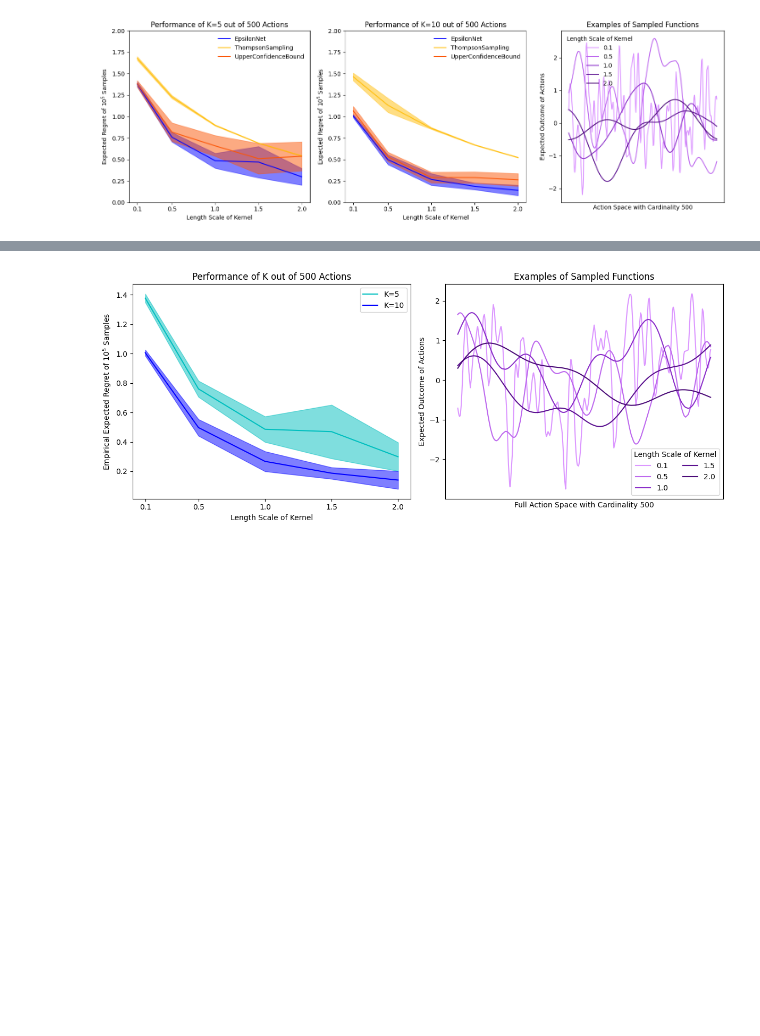
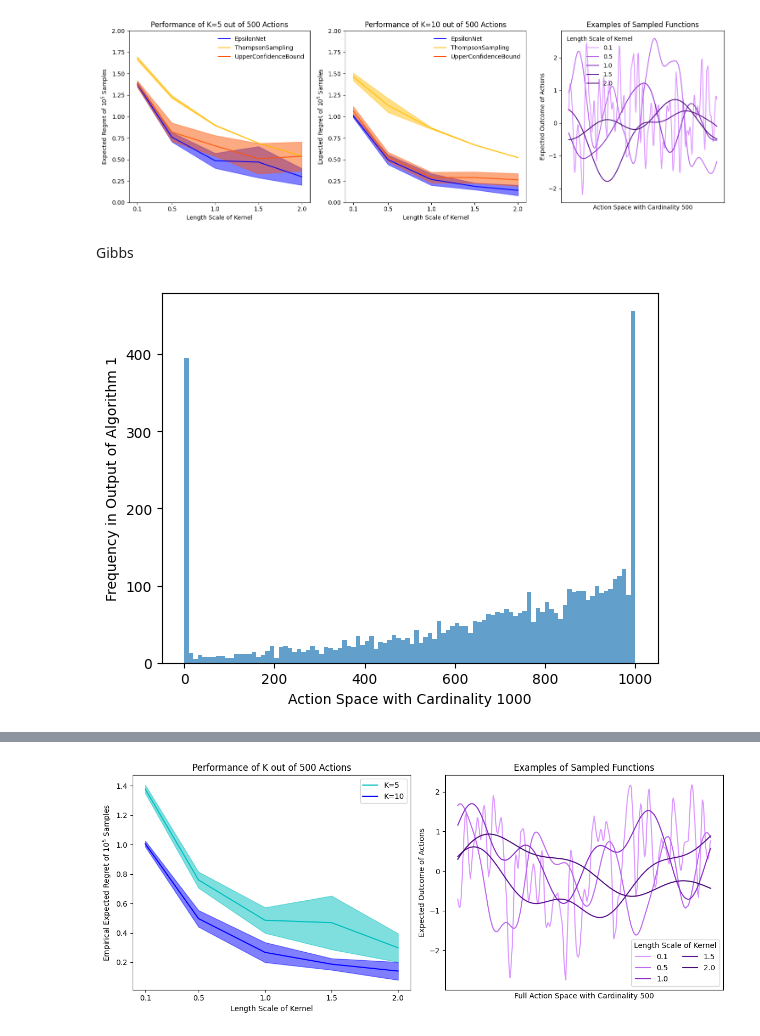
Before and after one commit to Quan-Zhou/MAB, a Jupyter notebook: RKHScombinatorial.ipynb, the cells around one changed output, grey strips where cells are left out. Saved outputs shown, nothing was run; the diff lists cells and outputs as text; code cells hidden in the pictures; blank space fills up the shorter version.

```diff
--- a/RKHScombinatorial.ipynb
+++ b/RKHScombinatorial.ipynb
@@ -390,6 +364,8 @@ plt.tight_layout()
 plt.show()
 # %% [output]
 [figure]
+# %% [markdown]
+Gibbs
 # %%
 class GPfunctions_Epsilon:
     def __init__(self, K, length_scale=None, actionspace=None, kernel=None):
@@ -473,21 +444,15 @@ kernel=gibbs.kernel
 # %%
-K=10
-all_counts = collections.Counter()
-# Run fun.subset() many times and update the counts
-for _ in range(500):
-    fun=GPfunctions_Epsilon(K=K,actionspace=actionspace,kernel=kernel)
-    indices = fun.subset  # Should return a subset (e.g., list or set) of indices
-    all_counts.update(indices)
-
 # Group indices into one bin
-bin_size = 100
-num_bins = 1000 // bin_size
+bin_size = 10
+num_bins = num_points // bin_size
 grouped_histogram = [sum(all_counts[i] for i in range(b * bin_size, (b + 1) * bin_size)) for b in range(num_bins)]
 
 # Plot the grouped histogram
-plt.bar(range(num_bins), grouped_histogram, width=1.0)
-plt.xlabel('Index Group (5 indices per bin)')
-plt.ylabel('Frequency')
-plt.title('Grouped Histogram of Index Appearances in fun.subset')
+plt.bar([b * bin_size + bin_size/2  for b in range(num_bins)], grouped_histogram, width=bin_size,alpha=0.7)
+plt.xlabel('Action Space with Cardinality 1000')
+plt.ylabel('Frequency in Output of Algorithm 1')
+# plt.title('Grouped Histogram of Index Appearances in fun.subset')
 plt.show()
+# %% [output]
+[figure, added]
 # %%
```
Also changed, not shown: parts of 13 cells of this notebook, 3 other files.
